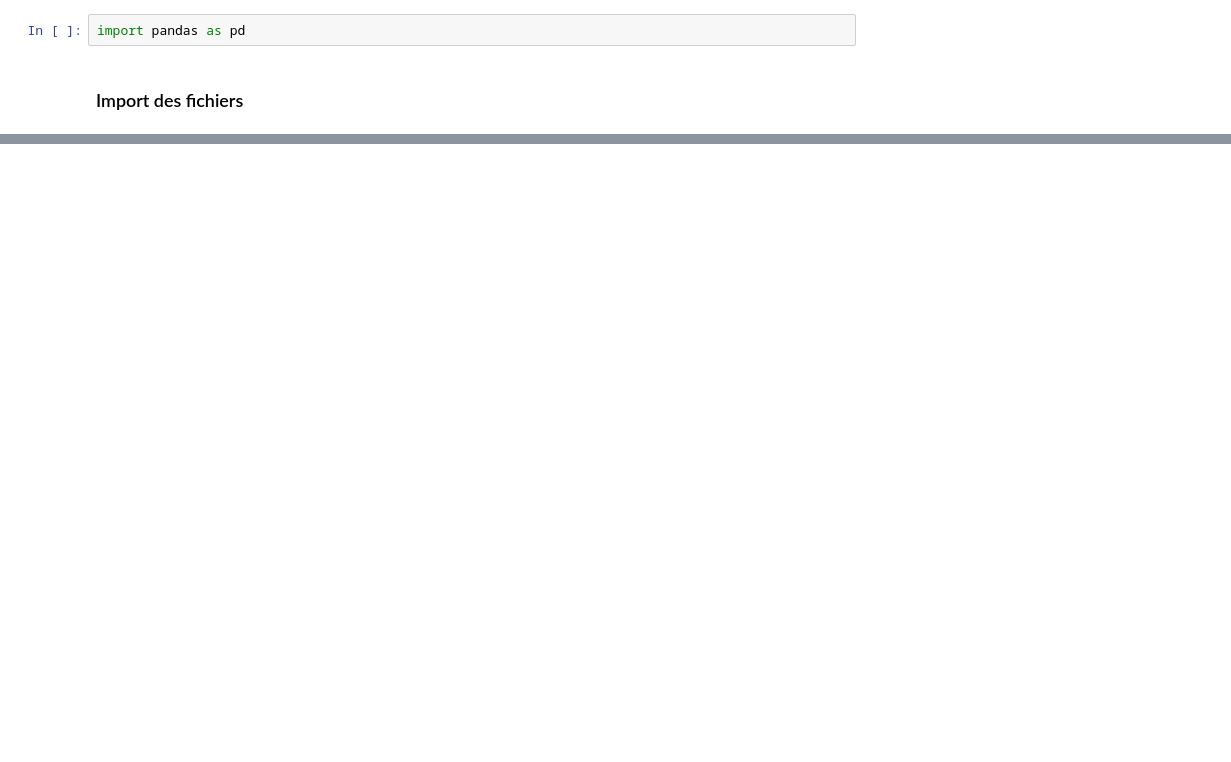
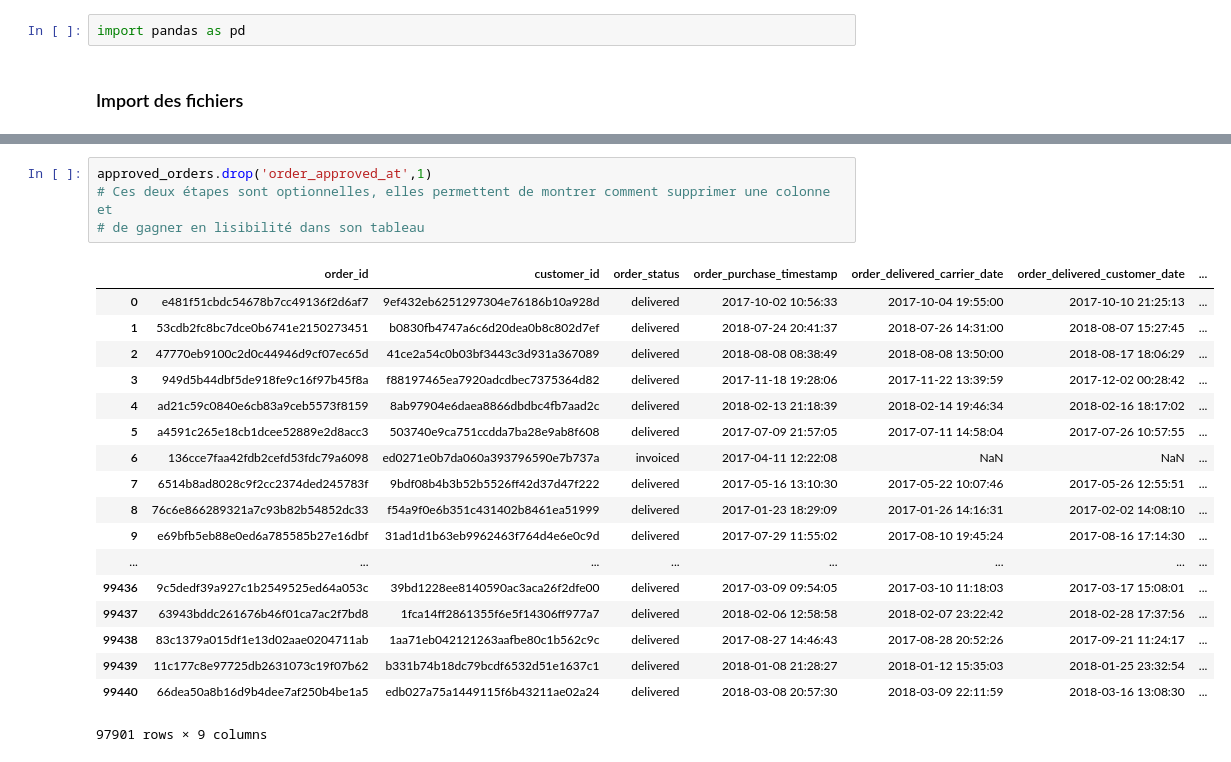
Before and after one commit to nathanclc/ttimepandas, a Jupyter notebook: T-Time Pandas.ipynb, the cells around one changed output, grey strips where cells are left out. Drawn from its saved outputs; the diff is of its cells as text; blank space fills up the shorter version.

```diff
--- a/T-Time Pandas.ipynb
+++ b/T-Time Pandas.ipynb
@@ -69,0 +180,23 @@ order_payments_dataset.groupby("payment_type").sum()
+# %%
+approved_orders.drop('order_approved_at',1)
+# Ces deux étapes sont optionnelles, elles permettent de montrer comment supprimer une colonne et
+# de gagner en lisibilité dans son tableau
+# %% [output]
+|  | order_id | customer_id | order_status | order_purchase_timestamp | order_delivered_carrier_date | order_delivered_customer_date | ... |
+| 0 | e481f51cbdc54678b7cc49136f2d6af7 | 9ef432eb6251297304e76186b10a928d | delivered | 2017-10-02 10:56:33 | 2017-10-04 19:55:00 | 2017-10-10 21:25:13 | ... |
+| 1 | 53cdb2fc8bc7dce0b6741e2150273451 | b0830fb4747a6c6d20dea0b8c802d7ef | delivered | 2018-07-24 20:41:37 | 2018-07-26 14:31:00 | 2018-08-07 15:27:45 | ... |
+| 2 | 47770eb9100c2d0c44946d9cf07ec65d | 41ce2a54c0b03bf3443c3d931a367089 | delivered | 2018-08-08 08:38:49 | 2018-08-08 13:50:00 | 2018-08-17 18:06:29 | ... |
+| 3 | 949d5b44dbf5de918fe9c16f97b45f8a | f88197465ea7920adcdbec7375364d82 | delivered | 2017-11-18 19:28:06 | 2017-11-22 13:39:59 | 2017-12-02 00:28:42 | ... |
+| 4 | ad21c59c0840e6cb83a9ceb5573f8159 | 8ab97904e6daea8866dbdbc4fb7aad2c | delivered | 2018-02-13 21:18:39 | 2018-02-14 19:46:34 | 2018-02-16 18:17:02 | ... |
+| 5 | a4591c265e18cb1dcee52889e2d8acc3 | 503740e9ca751ccdda7ba28e9ab8f608 | delivered | 2017-07-09 21:57:05 | 2017-07-11 14:58:04 | 2017-07-26 10:57:55 | ... |
+| 6 | 136cce7faa42fdb2cefd53fdc79a6098 | ed0271e0b7da060a393796590e7b737a | invoiced | 2017-04-11 12:22:08 | NaN | NaN | ... |
+| 7 | 6514b8ad8028c9f2cc2374ded245783f | 9bdf08b4b3b52b5526ff42d37d47f222 | delivered | 2017-05-16 13:10:30 | 2017-05-22 10:07:46 | 2017-05-26 12:55:51 | ... |
+| 8 | 76c6e866289321a7c93b82b54852dc33 | f54a9f0e6b351c431402b8461ea51999 | delivered | 2017-01-23 18:29:09 | 2017-01-26 14:16:31 | 2017-02-02 14:08:10 | ... |
+| 9 | e69bfb5eb88e0ed6a785585b27e16dbf | 31ad1d1b63eb9962463f764d4e6e0c9d | delivered | 2017-07-29 11:55:02 | 2017-08-10 19:45:24 | 2017-08-16 17:14:30 | ... |
+| ... | ... | ... | ... | ... | ... | ... | ... |
+| 99436 | 9c5dedf39a927c1b2549525ed64a053c | 39bd1228ee8140590ac3aca26f2dfe00 | delivered | 2017-03-09 09:54:05 | 2017-03-10 11:18:03 | 2017-03-17 15:08:01 | ... |
+| 99437 | 63943bddc261676b46f01ca7ac2f7bd8 | 1fca14ff2861355f6e5f14306ff977a7 | delivered | 2018-02-06 12:58:58 | 2018-02-07 23:22:42 | 2018-02-28 17:37:56 | ... |
+| 99438 | 83c1379a015df1e13d02aae0204711ab | 1aa71eb042121263aafbe80c1b562c9c | delivered | 2017-08-27 14:46:43 | 2017-08-28 20:52:26 | 2017-09-21 11:24:17 | ... |
+| 99439 | 11c177c8e97725db2631073c19f07b62 | b331b74b18dc79bcdf6532d51e1637c1 | delivered | 2018-01-08 21:28:27 | 2018-01-12 15:35:03 | 2018-01-25 23:32:54 | ... |
+| 99440 | 66dea50a8b16d9b4dee7af250b4be1a5 | edb027a75a1449115f6b43211ae02a24 | delivered | 2018-03-08 20:57:30 | 2018-03-09 22:11:59 | 2018-03-16 13:08:30 | ... |
+97901 rows × 9 columns
```
Also changed, not shown: parts of 71 cells of this notebook, 1 other file.
